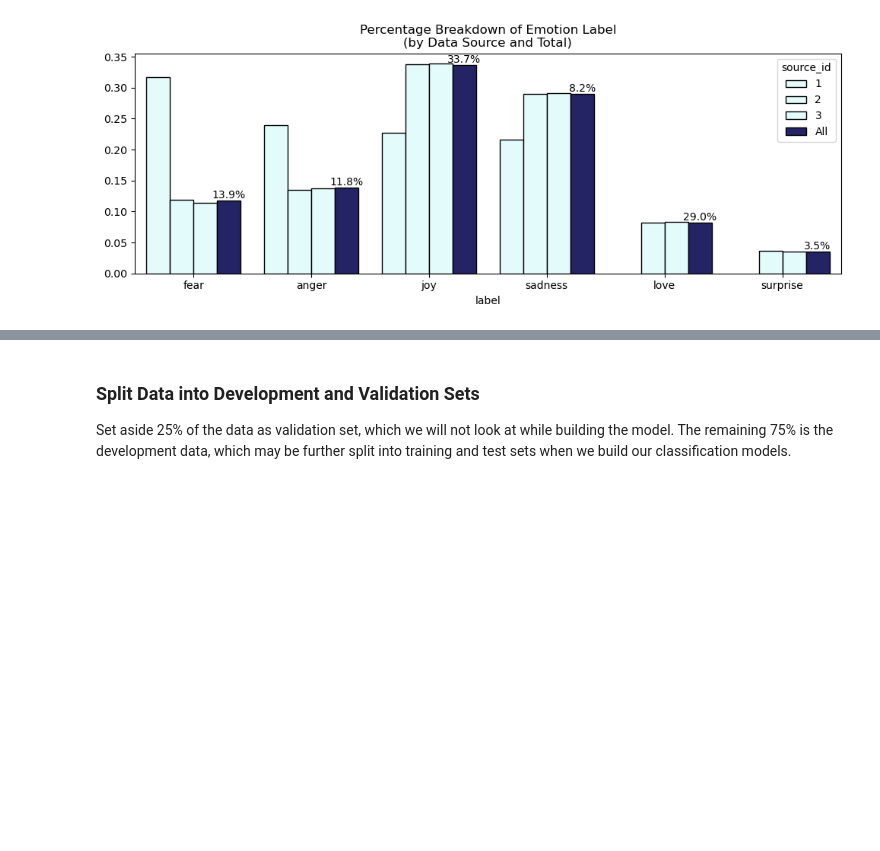
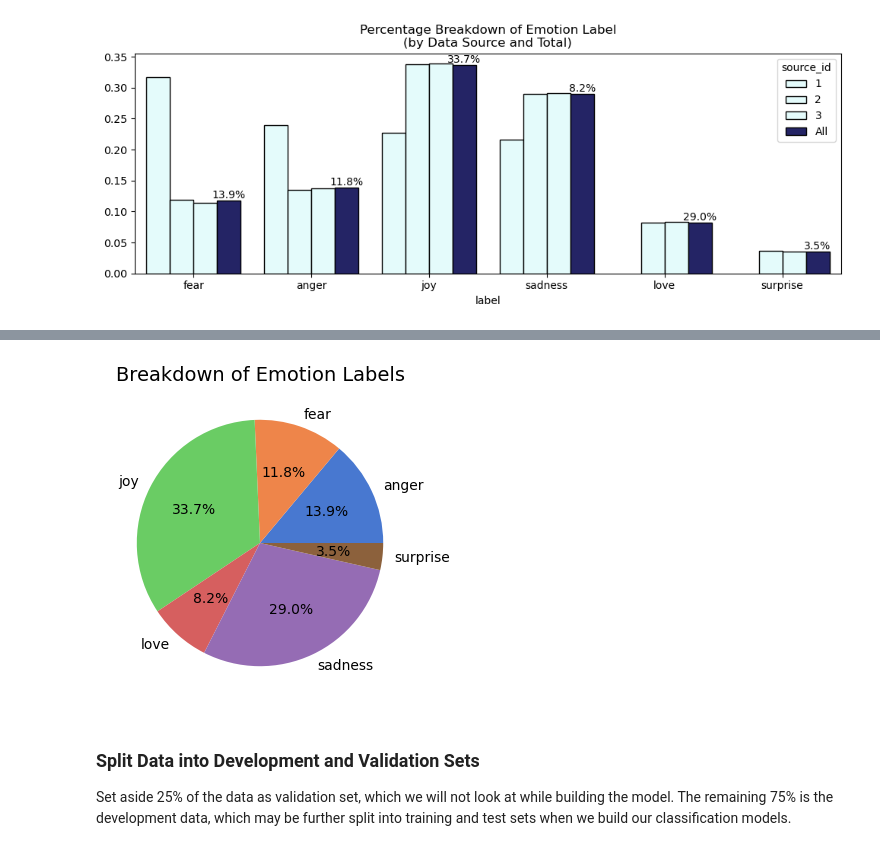
Before and after one commit to garimasc/emotional_classification, a Jupyter notebook: nb/generate_data.ipynb, the cells around one changed output, grey strips where cells are left out. Drawn from its saved outputs; the diff is of its cells as text; code cells hidden in the pictures; blank space fills up the shorter version.

```diff
--- a/nb/generate_data.ipynb
+++ b/nb/generate_data.ipynb
@@ -118,3 +119,6 @@ ax.set_ylabel(None);
 plt.tight_layout()
 # %% [output]
 [figure]
+# %%
+dt = data['label'].value_counts(normalize= True).sort_index()
+dt
@@ -121,3 +134,10 @@ plt.tight_layout()
+# %%
+fig,ax = plt.subplots(figsize= (4,4))
+plt.pie(dt.values, labels= dt.index, colors= sns.color_palette('muted'), autopct= '%.1f%%');
+plt.title("Breakdown of Emotion Labels", fontsize= 14);
+fig.savefig("images/pct_emotions_final_data.png")
+# %% [output]
+[figure, added]
 # %% [markdown]
 ### Split Data into Development and Validation Sets
 
```
Also changed, not shown: parts of 3 cells of this notebook, 5 other files.
